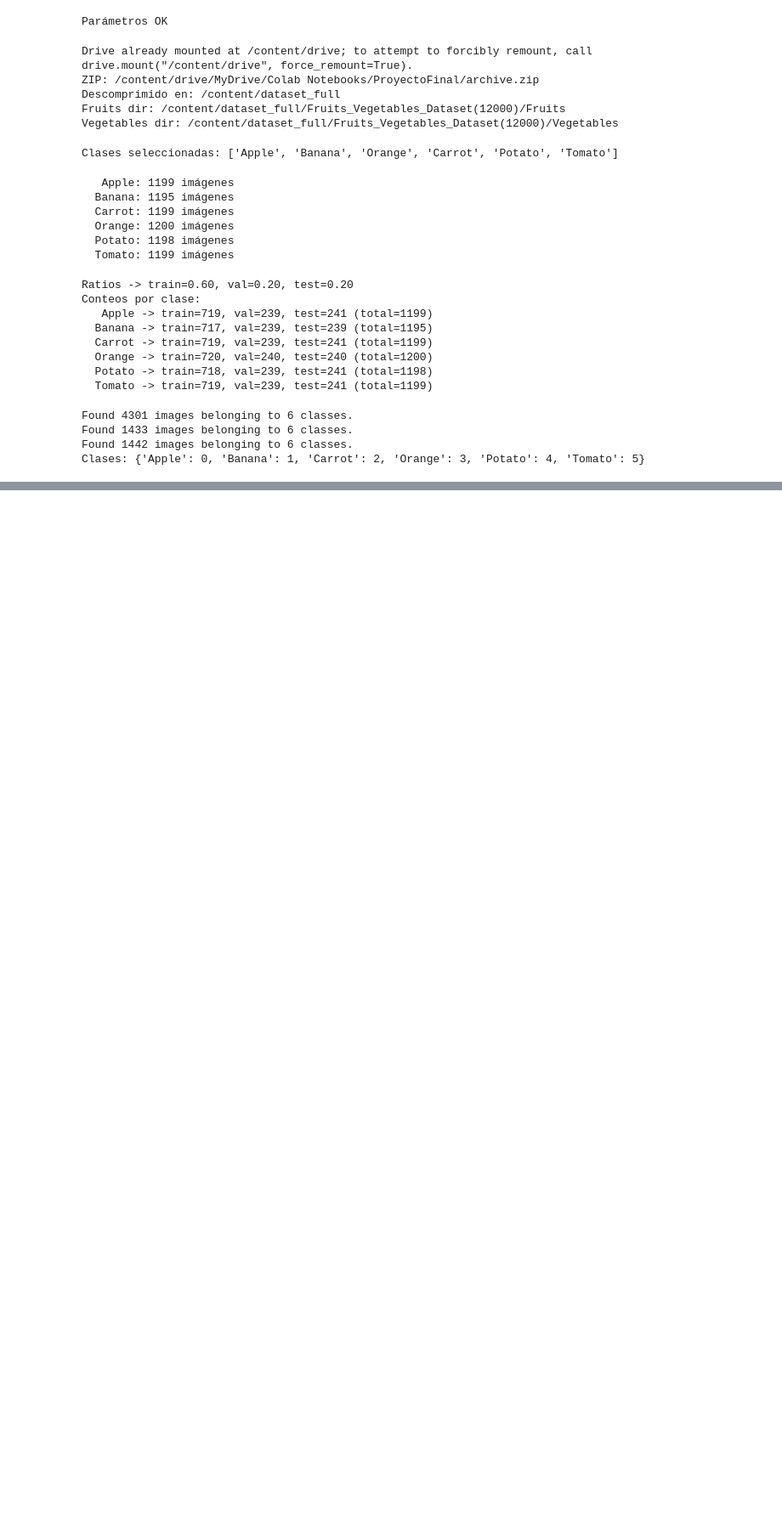
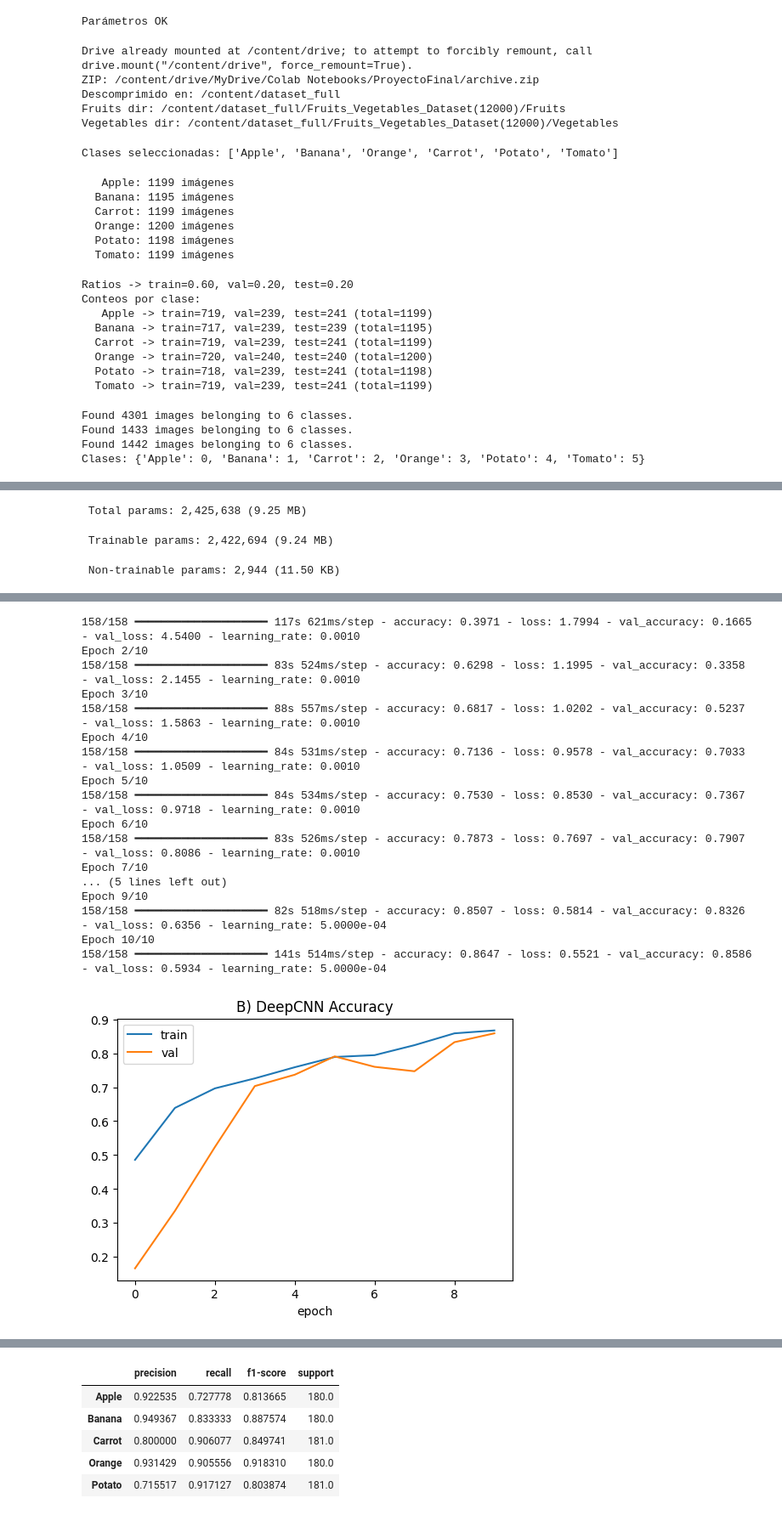
Before and after one commit to DanielCalderon97/Proyecto_Final_Text_Minning_Image, a Jupyter notebook: ProyectoFinal_Parte2.ipynb, the cells around one changed output, grey strips where cells are left out. Shown at 85% size. Cells and saved outputs as stored; diff of their text form; code cells hidden in the pictures; blank space fills up the shorter version.

```diff
--- a/ProyectoFinal_Parte2.ipynb
+++ b/ProyectoFinal_Parte2.ipynb
@@ -357,0 +560,38 @@ weighted avg       0.86      0.85      0.85      1442
+# %%
+# Modelo B (DeepCNN)
+from tensorflow.keras import regularizers
+
+def block_bn(x, filters, l2=1e-4):
+    x = layers.Conv2D(filters, 3, padding="same", activation="relu", kernel_regularizer=regularizers.l2(l2))(x)
+    x = layers.BatchNormalization()(x)
+    x = layers.Conv2D(filters, 3, padding="same", activation="relu", kernel_regularizer=regularizers.l2(l2))(x)
+    x = layers.BatchNormalization()(x)
+    x = layers.MaxPooling2D()(x)
+    x = layers.Dropout(0.25)(x)
+    return x
+
+def build_deep_cnn(input_shape, num_classes, l2=1e-4):
+    x_in = layers.Input(shape=input_shape)
+    x = block_bn(x_in, 32, l2)
+    x = block_bn(x, 64, l2)
+    x = block_bn(x, 128, l2)
+    x = block_bn(x, 256, l2)
+    x = block_bn(x, 256, l2)
+    x = layers.GlobalAveragePooling2D()(x)
+    x = layers.Dense(256, activation="relu")(x)
+    x = layers.Dropout(0.4)(x)
+    out = layers.Dense(num_classes, activation="softmax")(x)
+    return models.Model(x_in, out, name="DeepCNN")
+
+model_B = build_deep_cnn(input_shape, num_classes)
+model_B.compile(optimizer=optimizers.Adam(1e-3), loss="categorical_crossentropy", metrics=["accuracy"])
+model_B.summary()
+
+hist_B = model_B.fit(train_gen, validation_data=val_gen, epochs=EPOCHS, callbacks=common_callbacks(), verbose=1)
+plot_curves(hist_B, "B) DeepCNN")
+
+loss_B, acc_B, rep_B, cm_B = evaluate_model(model_B, test_gen, idx_to_class)
+print(f" B) DeepCNN — Test Acc: {acc_B:.4f} | Loss: {loss_B:.4f}")
+plot_confusion(cm_B, idx_to_class, "B) DeepCNN — Matriz de confusión")
+rep_B.head()
+# %% [output]
@@ -357,0 +616,3 @@ weighted avg       0.86      0.85      0.85      1442
+ Total params: 2,425,638 (9.25 MB)
+ Trainable params: 2,422,694 (9.24 MB)
+ Non-trainable params: 2,944 (11.50 KB)
@@ -357,0 +621,18 @@ weighted avg       0.86      0.85      0.85      1442
+158/158 ━━━━━━━━━━━━━━━━━━━━ 117s 621ms/step - accuracy: 0.3971 - loss: 1.7994 - val_accuracy: 0.1665 - val_loss: 4.5400 - learning_rate: 0.0010
+Epoch 2/10
+158/158 ━━━━━━━━━━━━━━━━━━━━ 83s 524ms/step - accuracy: 0.6298 - loss: 1.1995 - val_accuracy: 0.3358 - val_loss: 2.1455 - learning_rate: 0.0010
+Epoch 3/10
+158/158 ━━━━━━━━━━━━━━━━━━━━ 88s 557ms/step - accuracy: 0.6817 - loss: 1.0202 - val_accuracy: 0.5237 - val_loss: 1.5863 - learning_rate: 0.0010
+Epoch 4/10
+158/158 ━━━━━━━━━━━━━━━━━━━━ 84s 531ms/step - accuracy: 0.7136 - loss: 0.9578 - val_accuracy: 0.7033 - val_loss: 1.0509 - learning_rate: 0.0010
+Epoch 5/10
+158/158 ━━━━━━━━━━━━━━━━━━━━ 84s 534ms/step - accuracy: 0.7530 - loss: 0.8530 - val_accuracy: 0.7367 - val_loss: 0.9718 - learning_rate: 0.0010
+Epoch 6/10
+158/158 ━━━━━━━━━━━━━━━━━━━━ 83s 526ms/step - accuracy: 0.7873 - loss: 0.7697 - val_accuracy: 0.7907 - val_loss: 0.8086 - learning_rate: 0.0010
+Epoch 7/10
+... (5 lines left out)
+Epoch 9/10
+158/158 ━━━━━━━━━━━━━━━━━━━━ 82s 518ms/step - accuracy: 0.8507 - loss: 0.5814 - val_accuracy: 0.8326 - val_loss: 0.6356 - learning_rate: 5.0000e-04
+Epoch 10/10
+158/158 ━━━━━━━━━━━━━━━━━━━━ 141s 514ms/step - accuracy: 0.8647 - loss: 0.5521 - val_accuracy: 0.8586 - val_loss: 0.5934 - learning_rate: 5.0000e-04
+[figure, added]
@@ -357,0 +642,6 @@ weighted avg       0.86      0.85      0.85      1442
+|  | precision | recall | f1-score | support |
+| Apple | 0.922535 | 0.727778 | 0.813665 | 180.0 |
+| Banana | 0.949367 | 0.833333 | 0.887574 | 180.0 |
+| Carrot | 0.800000 | 0.906077 | 0.849741 | 181.0 |
+| Orange | 0.931429 | 0.905556 | 0.918310 | 180.0 |
+| Potato | 0.715517 | 0.917127 | 0.803874 | 181.0 |
```
Also changed, not shown: parts of 12 cells of this notebook.
